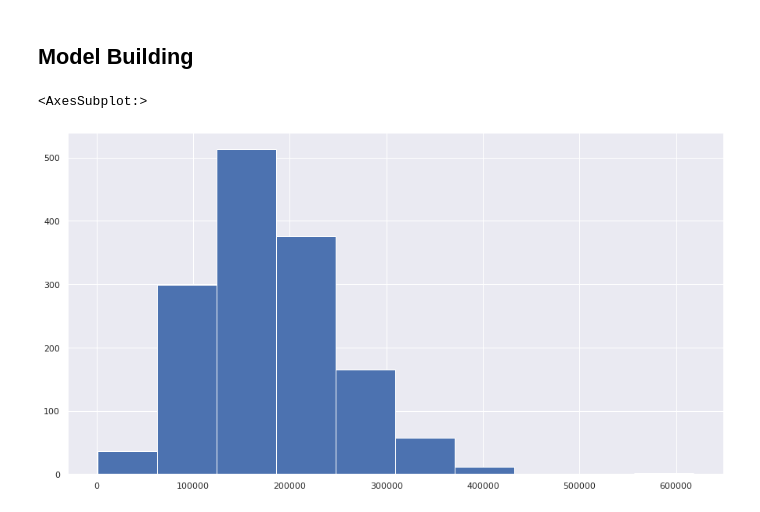
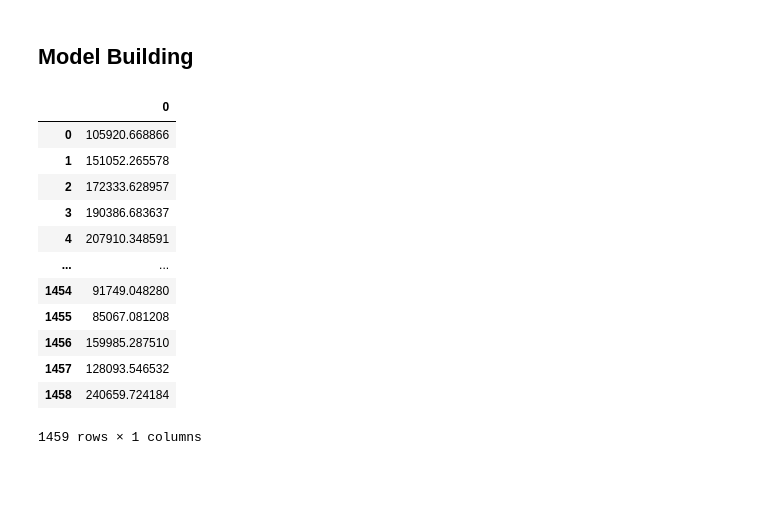
Before and after one commit to gihonglee/hosing_price_prediction, a Jupyter notebook: housing-price-prediction.ipynb, the cells around one changed output. Saved outputs shown, nothing was run; the diff lists cells and outputs as text; code cells hidden in the pictures; blank space fills up the shorter version.

Commit message:
Kaggle Notebook | Housing_Price_Prediction | Version 9

```diff
--- a/housing-price-prediction.ipynb
+++ b/housing-price-prediction.ipynb
@@ -301,8 +301,22 @@ model.fit(X,y)
 
 test_X = test_df[corr_variable_list]
 
-pd.Series(model.predict(test_X)).hist()
-# model.predict(test_X)
+result = model.predict(test_X)
-# %% [output]
-<AxesSubplot:>
-[figure, removed]
+# %%
+submission = pd.DataFrame(result)
+# %%
+submission
+# %% [output]
+|  | 0 |
+| 0 | 105920.668866 |
+| 1 | 151052.265578 |
+| 2 | 172333.628957 |
+| 3 | 190386.683637 |
+| 4 | 207910.348591 |
+| ... | ... |
+| 1454 | 91749.048280 |
+| 1455 | 85067.081208 |
+| 1456 | 159985.287510 |
+| 1457 | 128093.546532 |
+| 1458 | 240659.724184 |
+1459 rows × 1 columns
```
Also changed, not shown: parts of 2 cells of this notebook.
